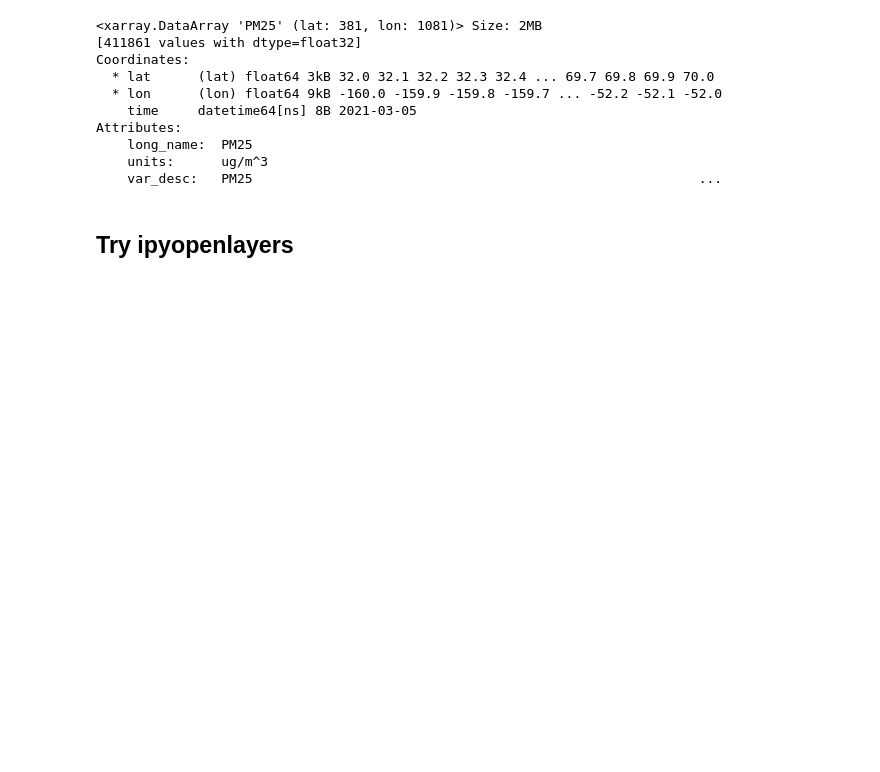
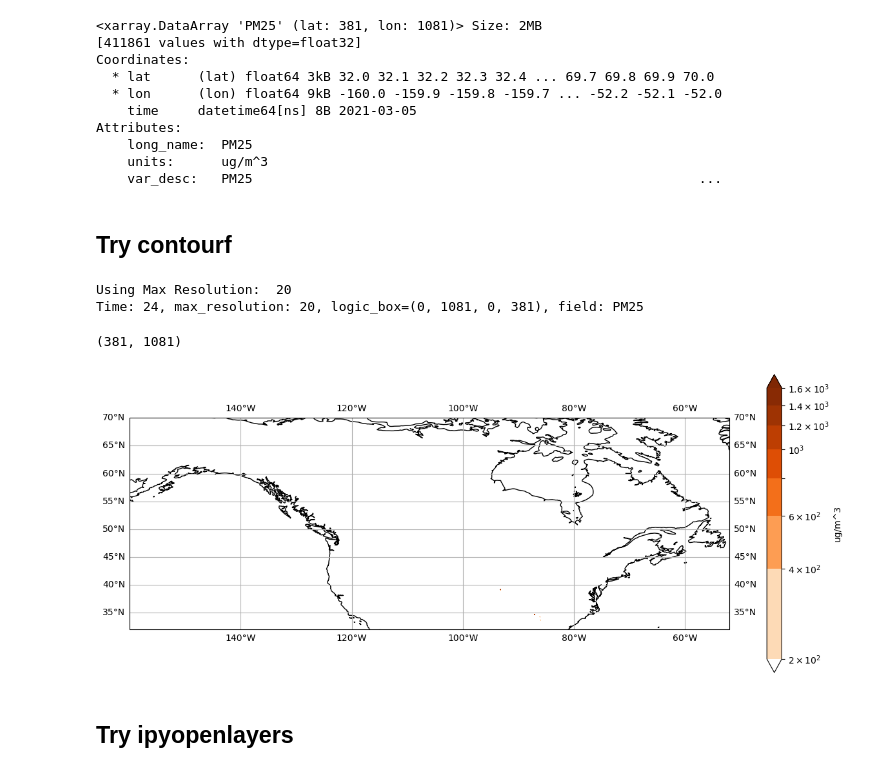
Before and after one commit to sci-visus/NSDF-WIRED, a Jupyter notebook: visualizations/dashboard/ipyopenlayers-firesmoke/heatmap.ipynb, the cells around one changed output. Saved outputs shown, nothing was run; the diff lists cells and outputs as text; code cells hidden in the pictures; blank space fills up the shorter version.

Commit message:
trying to use contours, for geojson, to see how it goes

```diff
--- a/visualizations/dashboard/ipyopenlayers-firesmoke/heatmap.ipynb
+++ b/visualizations/dashboard/ipyopenlayers-firesmoke/heatmap.ipynb
@@ -39,7 +39,7 @@ os.environ['CURL_CA_BUNDLE'] = ''
 
 # # Download the file using requests
 # response = requests.get(url)
-local_netcdf = 'firesmoke_metadata.nc'
+local_netcdf = 'data/firesmoke_metadata.nc'
 # with open(local_netcdf, 'wb') as f:
 #     f.write(response.content)
 
@@ -234,14 +234,15 @@ Data variables:
     idx_url:        http://atlantis.sci.utah.edu/mod_visus?dataset=UBC_fire_s...
 # %%
 # select timestamp
-my_timestamp = get_timestamp(2021, 3, 5, 0)
+my_timestamp1 = get_timestamp(2023, 9, 26, 5)
+my_timestamp2 = get_timestamp(2021, 3, 5, 0)
 
 # select resolution, let's use full resolution since data isn't too big at one time slice
 # data resolution can be -19 for lowest res and 0 for highest res
 data_resolution = 0
 
 # get PM25 values and provide 4 values, the colons mean select all lat and lon indices
-data_array_at_time = ds['PM25'].loc[my_timestamp, :, :, data_resolution]
+data_array_at_time = ds['PM25'].loc[my_timestamp2, :, :, data_resolution]
 # %%
 ds['PM25']
 # %% [output]
@@ -269,5 +270,78 @@ Attributes:
     long_name:  PM25
     units:      ug/m^3
     var_desc:   PM25                                                         ...
+# %% [markdown]
+## Try contourf
+# %%
+lats = data_array_at_time.lat.values
+lons = data_array_at_time.lon.values
+vals = data_array_at_time.values
+np.shape(vals)
+# %% [output]
+Using Max Resolution:  20
+Time: 24, max_resolution: 20, logic_box=(0, 1081, 0, 381), field: PM25
+(381, 1081)
+# %%
+# Let's use matplotlib's imshow, since our data is on a grid
+# ref: https://matplotlib.org/stable/api/_as_gen/matplotlib.pyplot.imshow.html
+
+# Initialize a figure and plot, so we can customize figure and plot of data
+# ref: https://matplotlib.org/stable/api/_as_gen/matplotlib.pyplot.subplots.html
+my_fig, my_plt = plt.subplots(figsize=(15, 6), subplot_kw=dict(projection=ccrs.PlateCarree()))
+
+# Let's set some parameters to get the visualization we want
+# ref: https://matplotlib.org/stable/api/_as_gen/matplotlib.pyplot.imshow.html
+
+# color PM25 values on a log scale, since values are small
+my_norm = "log"
+# ***this will number our x and y axes based on the longitude latitude range***
+my_extent = [np.min(lons), np.max(lons), np.min(lats), np.max(lats)]
+# ensure the aspect ratio of our plot fits all data, matplotlib can does this automatically
+my_aspect = 'auto'
+# tell matplotlib, our origin is the lower-left corner
+my_origin = 'lower'
+# select a colormap for our plot and the color bar on the right
+my_cmap = 'Oranges'
+
+# create our plot using imshow
+plot = plt.contourf(lons, lats, vals, levels=10, norm=my_norm, cmap=my_cmap, extend='both')
+
+# draw coastlines
+my_plt.coastlines()
+
+# draw latitude longitude lines
+# ref: https://scitools.org.uk/cartopy/docs/latest/gallery/gridlines_and_labels/gridliner.html
+my_plt.gridlines(draw_labels=True)
+
+# add a colorbar to our figure, based on the plot we just made above
+my_fig.colorbar(plot,location='right', label='ug/m^3')
+
+# # Add metadata as text annotations
+# metadata_text = (
+#     f'resampled: {resampled.values}\n'
+#     f'SDATE: {sdate.values}\n'
+#     f'STIME: {stime.values}\n'
+#     f'WDATE: {wdate.values}\n'
+#     f'WTIME: {wtime.values}'
+# )
+
+# # Place metadata text on the plot
+# my_plt.text(0.02, 0.02, metadata_text, transform=my_plt.transAxes,
+#             fontsize=12, verticalalignment='bottom', bbox=dict(facecolor='white', alpha=0.8))
+
+# # Set x and y axis labels on our ax
+# my_fig.supxlabel('Longitude')
+# my_fig.supylabel('Latitude')
+
+# # Set title of our figure
+# my_fig.suptitle('Ground level concentration of PM2.5 microns and smaller')
+
+# # Set title of our plot as the timestamp of our data
+# my_plt.set_title(f'{my_timestamp}')
+
+# Show the resulting visualization
+plt.show()
+# %% [output]
+[figure, added]
 # %% [markdown]
 ## Try ipyopenlayers
```
Also changed, not shown: parts of 3 cells of this notebook, 11 other files.
